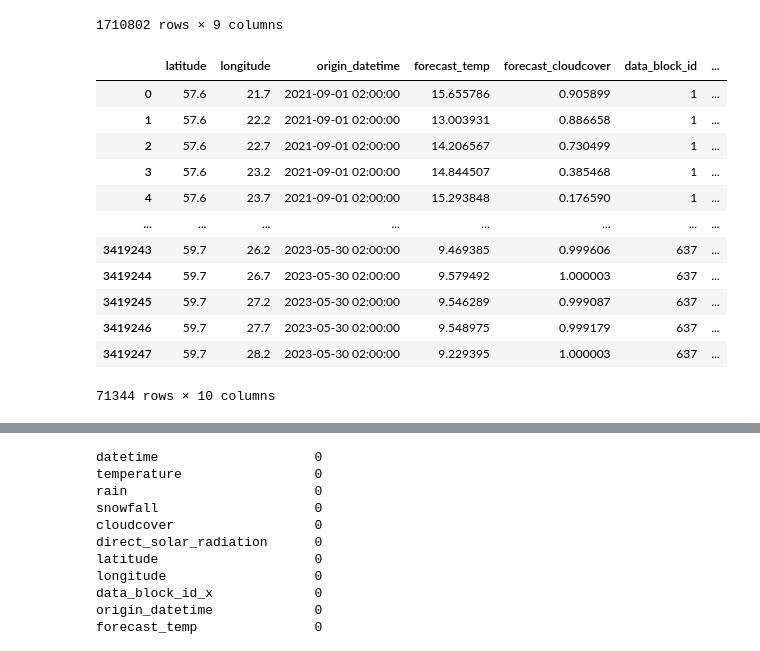
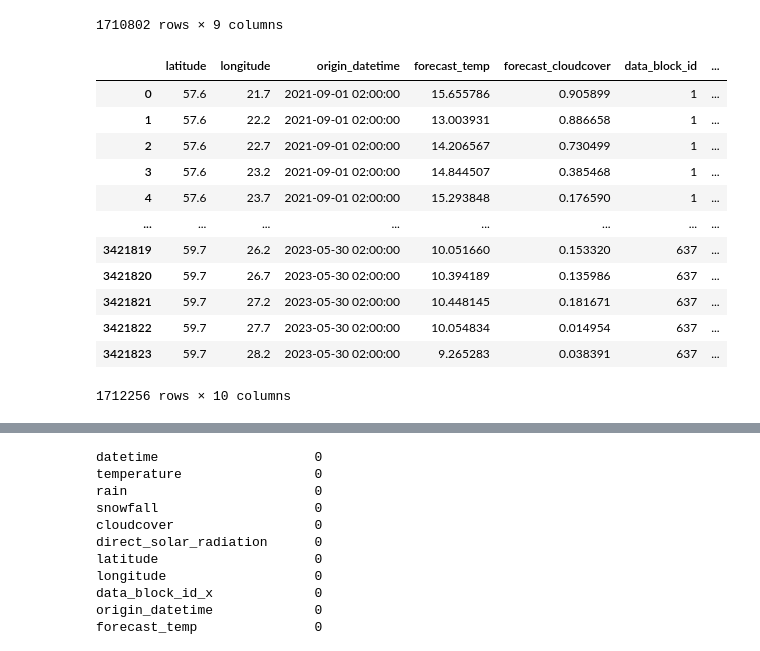
Before and after one commit to Himanshu1948/Enefit, a Jupyter notebook: notebooks/EDA.ipynb, the cells around one changed output, grey strips where cells are left out. Saved outputs shown, nothing was run; the diff lists cells and outputs as text; code cells hidden in the pictures.

```diff
--- a/notebooks/EDA.ipynb
+++ b/notebooks/EDA.ipynb
@@ -463,25 +463,23 @@ See the caveats in the documentation: https://pandas.pydata.org/pandas-docs/stab
 # %%
 # subsetting the forecast_weather based on hours_ahead only.
 
-hours_ahead = 1
-
-df_forecast_weather = df_forecast_weather.loc[(df_forecast_weather['hours_ahead'] == hours_ahead)]
+df_forecast_weather = df_forecast_weather.loc[(df_forecast_weather['hours_ahead'] <= 24)]
 df_forecast_weather = df_forecast_weather.drop(['hours_ahead'], axis = 1)
 df_forecast_weather
 # %% [output]
 |  | latitude | longitude | origin_datetime | forecast_temp | forecast_cloudcover | data_block_id | ... |
 | 0 | 57.6 | 21.7 | 2021-09-01 02:00:00 | 15.655786 | 0.905899 | 1 | ... |
 | 1 | 57.6 | 22.2 | 2021-09-01 02:00:00 | 13.003931 | 0.886658 | 1 | ... |
 | 2 | 57.6 | 22.7 | 2021-09-01 02:00:00 | 14.206567 | 0.730499 | 1 | ... |
 | 3 | 57.6 | 23.2 | 2021-09-01 02:00:00 | 14.844507 | 0.385468 | 1 | ... |
 | 4 | 57.6 | 23.7 | 2021-09-01 02:00:00 | 15.293848 | 0.176590 | 1 | ... |
 | ... | ... | ... | ... | ... | ... | ... | ... |
-| 3419243 | 59.7 | 26.2 | 2023-05-30 02:00:00 | 9.469385 | 0.999606 | 637 | ... |
-| 3419244 | 59.7 | 26.7 | 2023-05-30 02:00:00 | 9.579492 | 1.000003 | 637 | ... |
-| 3419245 | 59.7 | 27.2 | 2023-05-30 02:00:00 | 9.546289 | 0.999087 | 637 | ... |
-| 3419246 | 59.7 | 27.7 | 2023-05-30 02:00:00 | 9.548975 | 0.999179 | 637 | ... |
-| 3419247 | 59.7 | 28.2 | 2023-05-30 02:00:00 | 9.229395 | 1.000003 | 637 | ... |
+| 3421819 | 59.7 | 26.2 | 2023-05-30 02:00:00 | 10.051660 | 0.153320 | 637 | ... |
+| 3421820 | 59.7 | 26.7 | 2023-05-30 02:00:00 | 10.394189 | 0.135986 | 637 | ... |
+| 3421821 | 59.7 | 27.2 | 2023-05-30 02:00:00 | 10.448145 | 0.181671 | 637 | ... |
+| 3421822 | 59.7 | 27.7 | 2023-05-30 02:00:00 | 10.054834 | 0.014954 | 637 | ... |
+| 3421823 | 59.7 | 28.2 | 2023-05-30 02:00:00 | 9.265283 | 0.038391 | 637 | ... |
-71344 rows × 10 columns
+1712256 rows × 10 columns
 # %%
 # merge
 
```
Also changed, not shown: parts of 67 cells of this notebook, 1 other file.
